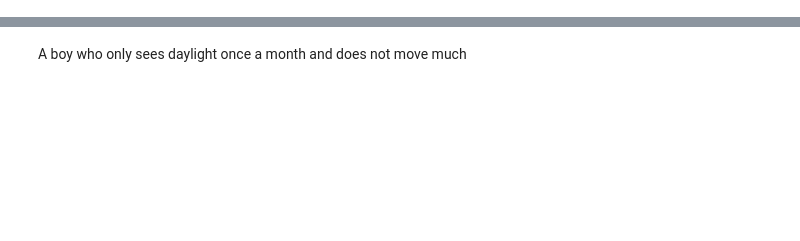
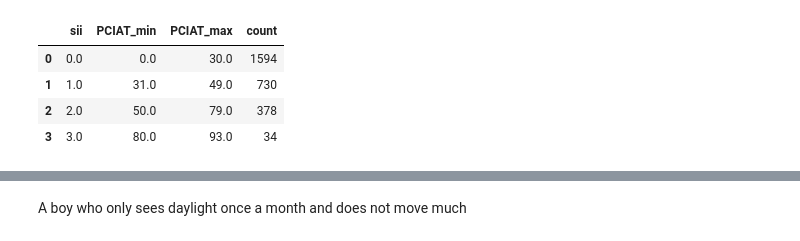
Before and after one commit to Tenebris4/cmi, a Jupyter notebook: cmi-night-wolves-final.ipynb, the cells around one changed output, grey strips where cells are left out. Drawn from its saved outputs; the diff is of its cells as text; code cells hidden in the pictures; blank space fills up the shorter version.

```diff
--- a/cmi-night-wolves-final.ipynb
+++ b/cmi-night-wolves-final.ipynb
@@ -96,2 +111,20 @@ train.sii.value_counts()
+# %%
+train_pciat = (
+    train[['PCIAT-PCIAT_Total', 'sii']].groupby('sii')
+    .agg(
+        PCIAT_min=('PCIAT-PCIAT_Total', 'min'),
+        PCIAT_max=('PCIAT-PCIAT_Total', 'max'),
+        count=('PCIAT-PCIAT_Total', 'size')
+    )
+    .reset_index().sort_values('sii')
+)
+
+train_pciat
+# %% [output]
+|  | sii | PCIAT_min | PCIAT_max | count |
+| 0 | 0.0 | 0.0 | 30.0 | 1594 |
+| 1 | 1.0 | 31.0 | 49.0 | 730 |
+| 2 | 2.0 | 50.0 | 79.0 | 378 |
+| 3 | 3.0 | 80.0 | 93.0 | 34 |
 # %%
 sns.countplot(train, x = 'sii').set_title('Count of sii')
```
Also changed, not shown: parts of 41 cells of this notebook.
